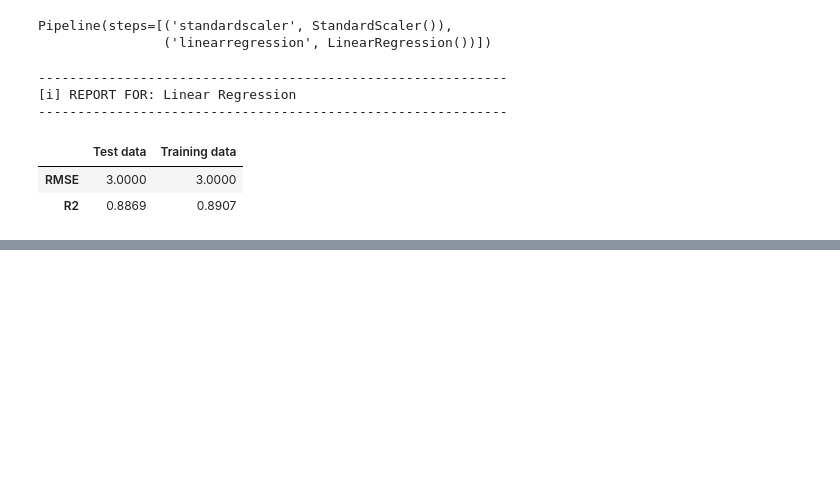
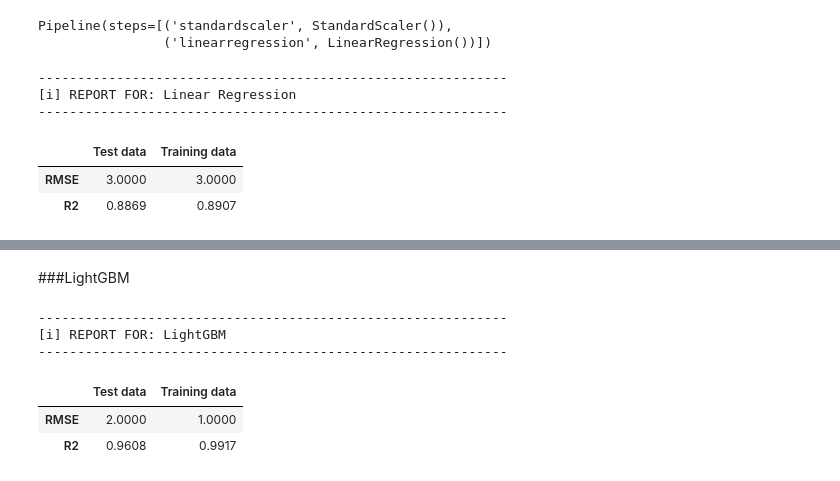
Before and after one commit to AkindeKadjo/Life_Expectancy_prediction, a Jupyter notebook: Life_Expectancy.ipynb, the cells around one changed output, grey strips where cells are left out. Saved outputs shown, nothing was run; the diff lists cells and outputs as text; code cells hidden in the pictures; blank space fills up the shorter version.

```diff
--- a/Life_Expectancy.ipynb
+++ b/Life_Expectancy.ipynb
@@ -373,0 +407,15 @@ res_regression(reg_pipe,X_test,y_test, X_train,y_train, label='Linear Regression
+# %% [markdown]
+###LightGBM
+# %%
+# Instantiate and fit LightGBM
+lgbm = LGBMRegressor()
+lgbm.fit(X_train, y_train)
+# Evaluating LightGBM
+res_regression(lgbm,X_test,y_test, X_train,y_train, label='LightGBM')
+# %% [output]
+------------------------------------------------------------
+[i] REPORT FOR: LightGBM
+------------------------------------------------------------
+|  | Test data | Training data |
+| RMSE | 2.0000 | 1.0000 |
+| R2 | 0.9608 | 0.9917 |
```
Also changed, not shown: parts of 8 cells of this notebook.
